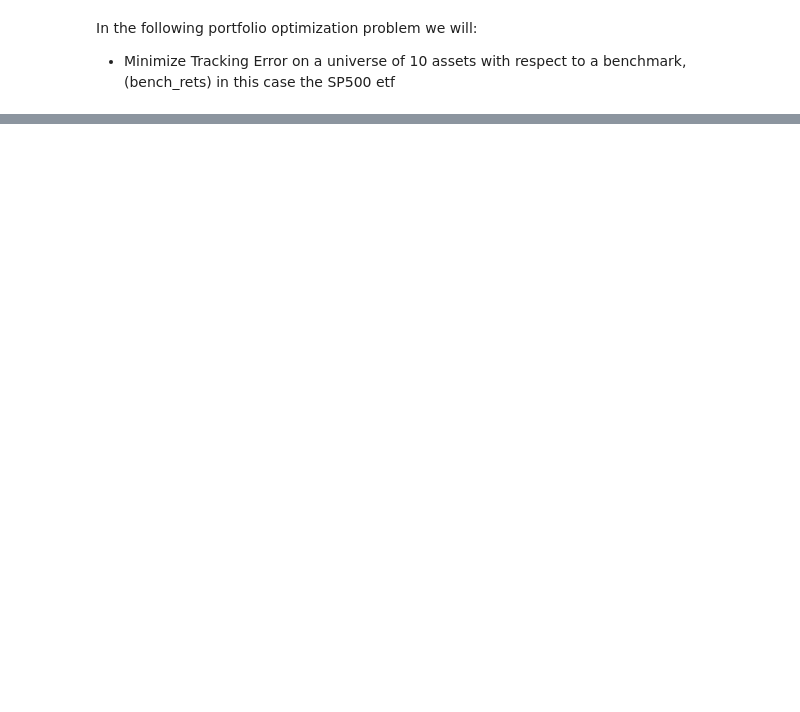
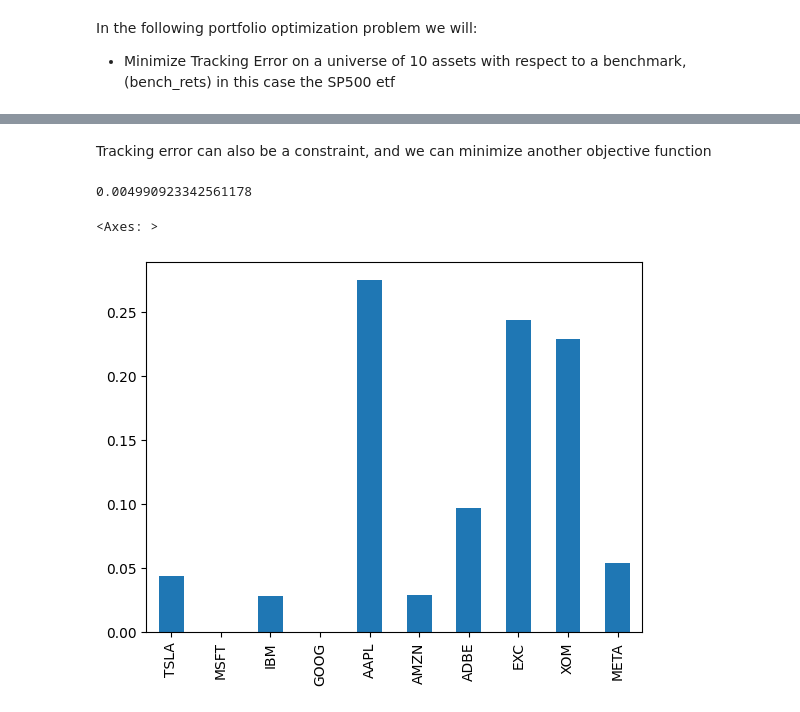
Before and after one commit to lsattolo/cvxpy-portfolio-optimizer, a Jupyter notebook: examples/tracking_error.ipynb, the cells around one changed output, grey strips where cells are left out. Drawn from its saved outputs; the diff is of its cells as text; code cells hidden in the pictures; blank space fills up the shorter version.

Commit message:
feat: add tracking error constraint

```diff
--- a/examples/tracking_error.ipynb
+++ b/examples/tracking_error.ipynb
@@ -86,0 +88,26 @@ ptf_rets = rets.dot(ptf.weights)
+# %% [markdown]
+Tracking error can also be a constraint, and we can minimize another objective function
+# %%
+pop = PortfolioOptimizationProblem(
+    returns=rets,
+    objective_functions=[
+        WorstRealizationObjectiveFunction()
+    ],
+    constraint_functions=[
+        SumToOneConstraint(),
+        NoShortSellConstraint(),
+        TrackingErrorConstraint(benchmark_returns=bench_rets, upper_bound=0.005),
+    ],
+)
+ptf = pop.solve(solver=cp.CLARABEL)
+# %%
+# Tracking error
+ptf_rets = rets.dot(ptf.weights)
+(ptf_rets - bench_rets).std()
+# %% [output]
+0.004990923342561178
+# %%
+ptf.weights.plot.bar()
+# %% [output]
+<Axes: >
+[figure, added]
```
Also changed, not shown: parts of 7 cells of this notebook, 3 other files.
